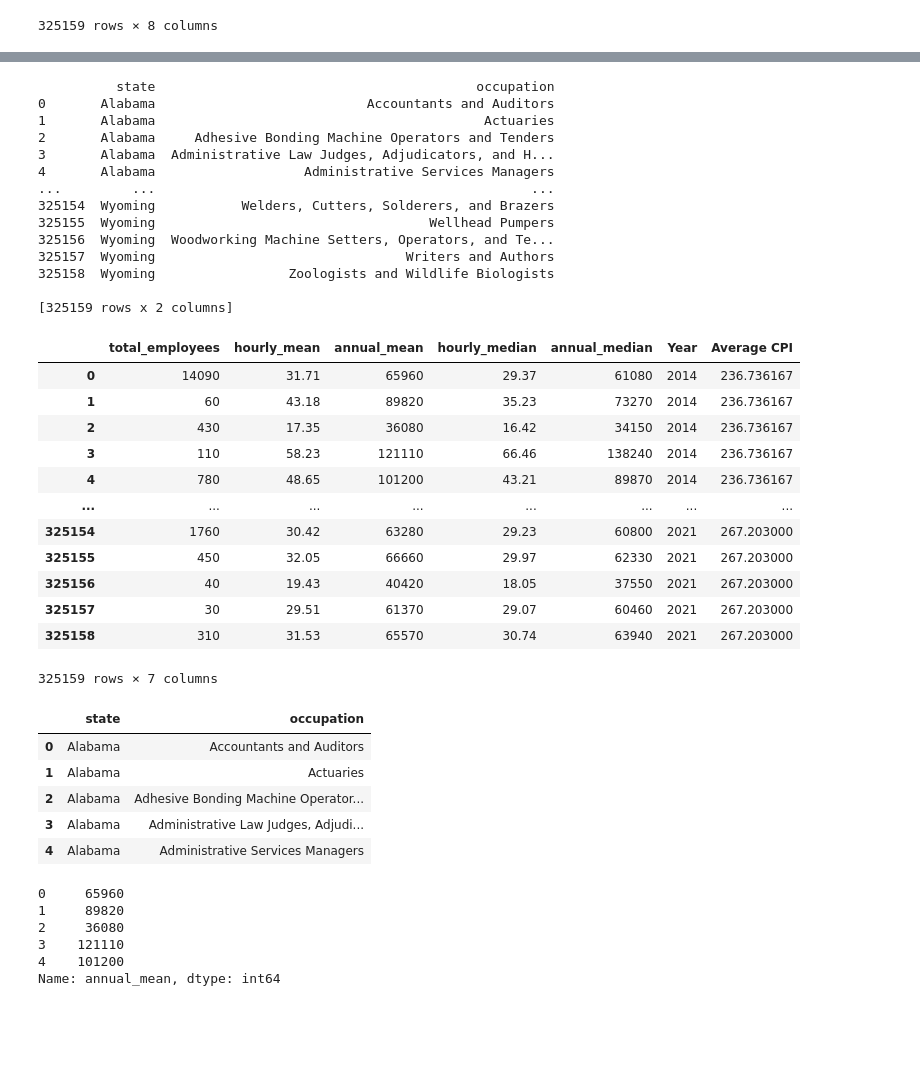
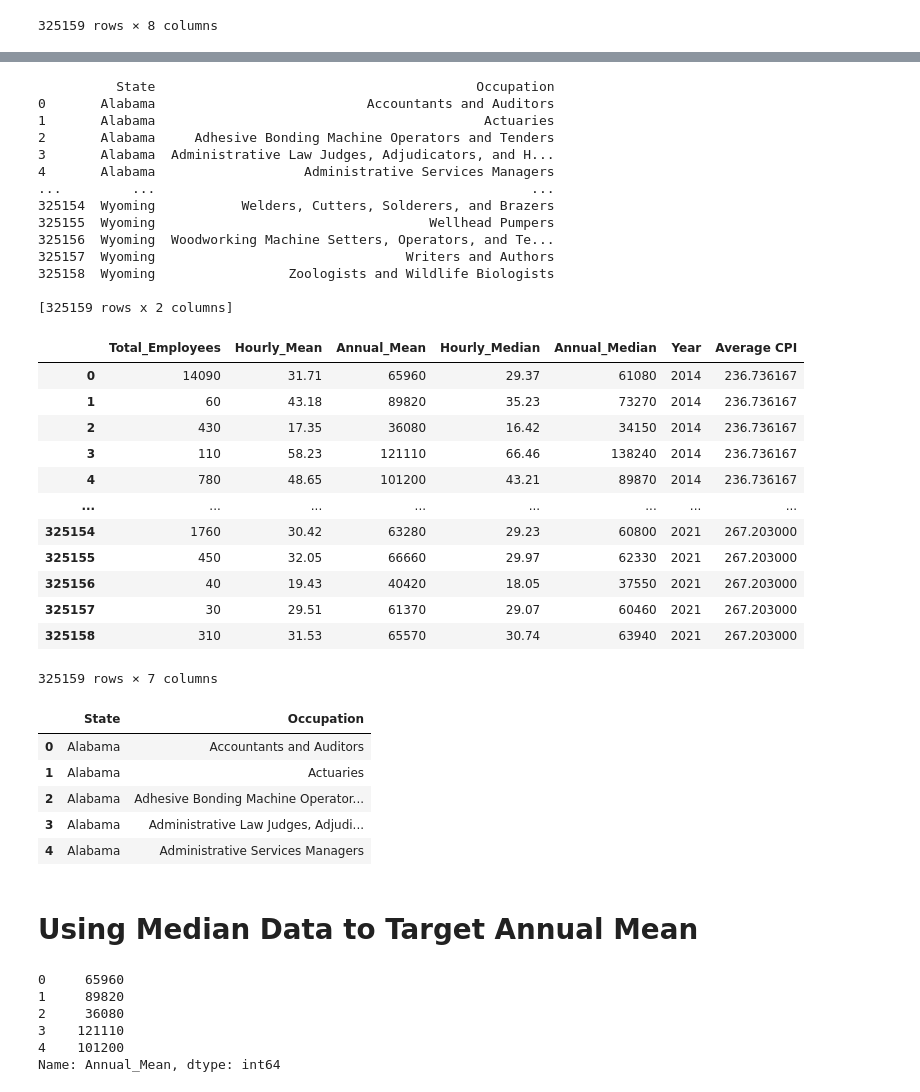
Before and after one commit to AJMnd/Data_Science_Salary, a Jupyter notebook: Notebooks/machine_linearRegression.ipynb, the cells around one changed output, grey strips where cells are left out. Cells and saved outputs as stored; diff of their text form; code cells hidden in the pictures; blank space fills up the shorter version.

Commit message:
Playing with machine learning data

```diff
--- a/Notebooks/machine_linearRegression.ipynb
+++ b/Notebooks/machine_linearRegression.ipynb
@@ -15,6 +15,6 @@ from imblearn.metrics import classification_report_imbalanced
 # %%
 Path = 'https://final-project-data-science.s3.amazonaws.com/machineReadyCPI.csv'
 
-CPI_df = pd.read_csv(Path)
+CPI_df = pd.read_csv(Path, index_col=0) #gets rid of unnamed columns
 CPI_df
 # %% [output]
@@ -56,6 +56,9 @@ wage_df
 | 325158 | Wyoming | Zoologists and Wildlife Biologists | 380 | 27.66 | 57540 | 28.50 | 59290 | 2014 |
 325159 rows × 8 columns
 # %%
-wage_df = wage_df.rename(columns = {"year": "Year"})
+wage_df = wage_df.rename(columns = {"year": "Year", "state": "State", "occupation": "Occupation",
+                                    "total_employees": "Total_Employees", "hourly_mean": "Hourly_Mean",
+                                    "annual_mean": "Annual_Mean", "hourly_median": "Hourly_Median",
+                                   "annual_median": "Annual_Median"})
 wage_df
 # %% [output]
@@ -125,25 +244,25 @@ allData
 # %%
-objData = allData[['state', 'occupation']]
+objData = allData[['State', 'Occupation']]
 print(objData)
 
-allData = allData.drop(columns=['Unnamed: 0', 'state', 'occupation'])
+allData = allData.drop(columns=['State', 'Occupation'])
 allData
 # %% [output]
-          state                                         occupation
+          State                                         Occupation
 0       Alabama                           Accountants and Auditors
 1       Alabama                                          Actuaries
 2       Alabama     Adhesive Bonding Machine Operators and Tenders
 3       Alabama  Administrative Law Judges, Adjudicators, and H...
 4       Alabama                   Administrative Services Managers
 ...         ...                                                ...
 325154  Wyoming           Welders, Cutters, Solderers, and Brazers
 325155  Wyoming                                   Wellhead Pumpers
 325156  Wyoming  Woodworking Machine Setters, Operators, and Te...
 325157  Wyoming                                Writers and Authors
 325158  Wyoming                 Zoologists and Wildlife Biologists
 
 [325159 rows x 2 columns]
-|  | total_employees | hourly_mean | annual_mean | hourly_median | annual_median | Year | Average CPI |
+|  | Total_Employees | Hourly_Mean | Annual_Mean | Hourly_Median | Annual_Median | Year | Average CPI |
 | 0 | 14090 | 31.71 | 65960 | 29.37 | 61080 | 2014 | 236.736167 |
 | 1 | 60 | 43.18 | 89820 | 35.23 | 73270 | 2014 | 236.736167 |
 | 2 | 430 | 17.35 | 36080 | 16.42 | 34150 | 2014 | 236.736167 |
@@ -159,7 +278,7 @@ allData
 # %%
 objData.head()
 # %% [output]
-|  | state | occupation |
+|  | State | Occupation |
 | 0 | Alabama | Accountants and Auditors |
 | 1 | Alabama | Actuaries |
 | 2 | Alabama | Adhesive Bonding Machine Operator... |
@@ -173,12 +292,14 @@ objData.head()
 # #0 high risk / 1 low risk (alphabetical order)
 # df['loan_status'] = le.fit_transform(df['loan_status'])
 # df.head()
+# %% [markdown]
+# Using Median Data to Target Annual Mean
 # %%
 # Create our features
-X = allData.drop(columns="annual_mean")
+X = allData.drop(columns=['Annual_Mean', 'Hourly_Mean'])
 
 # Create our target
-y = allData['annual_mean']
+y = allData['Annual_Mean']
 y.head()
 # %% [output]
 0     65960
@@ -186,7 +307,7 @@ y.head()
 2     36080
 3    121110
 4    101200
-Name: annual_mean, dtype: int64
+Name: Annual_Mean, dtype: int64
 # %%
 y.tail()
 # %% [output]
```
Also changed, not shown: parts of 57 cells of this notebook.
